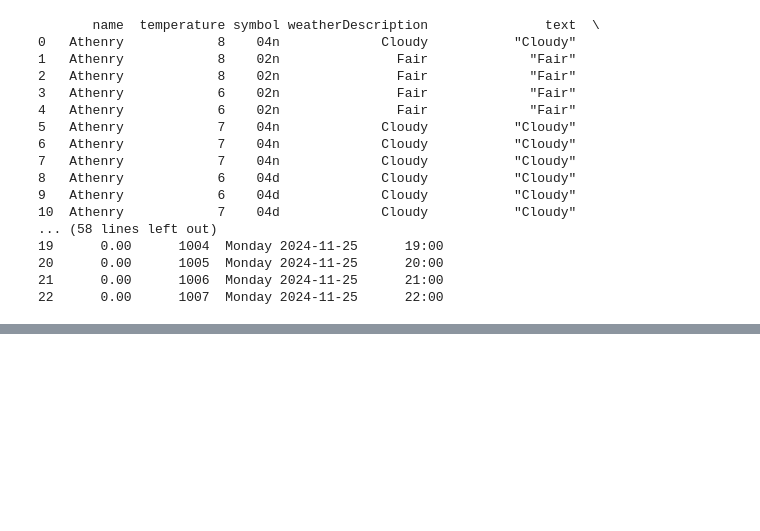
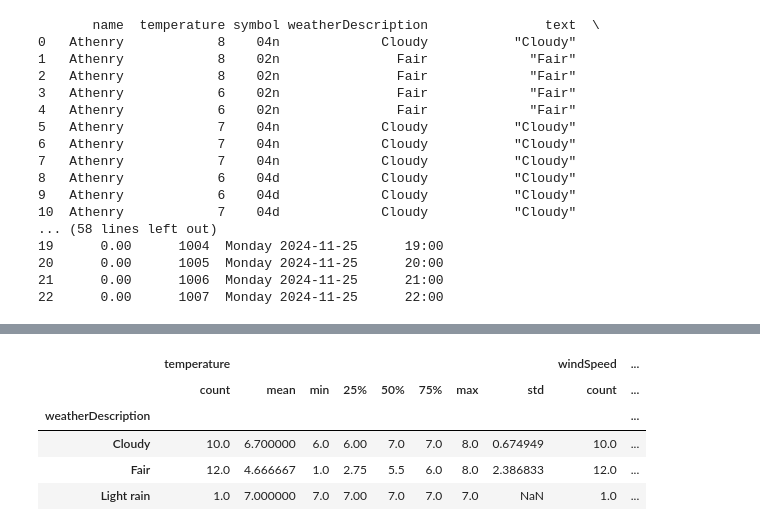
Before and after one commit to FDEgan/computer_infrastructure, a Jupyter notebook: Task_9.ipynb, the cells around one changed output, grey strips where cells are left out. Saved outputs shown, nothing was run; the diff lists cells and outputs as text; code cells hidden in the pictures; blank space fills up the shorter version.

```diff
--- a/Task_9.ipynb
+++ b/Task_9.ipynb
@@ -138,0 +100,12 @@ bar_label(axe_1) # Applying the function to the plot
+# %%
+spec_df_stats = df.groupby('weatherDescription').describe() # Creating a new data frame where the numeric variables are grouped by the species and then describe method run on them to create summary statistics
+pd.set_option('display.max_columns', None) # Setting max number of cloumns to display to be none, so all show
+pd.set_option('display.expand_frame_repr', False) # Setting it so that the output displays the text on a single line.
+spec_df_stats # Calling the data frame
+# %% [output]
+|  | temperature |  |  |  |  |  |  |  | windSpeed | ... |
+|  | count | mean | min | 25% | 50% | 75% | max | std | count | ... |
+| weatherDescription |  |  |  |  |  |  |  |  |  | ... |
+| Cloudy | 10.0 | 6.700000 | 6.0 | 6.00 | 7.0 | 7.0 | 8.0 | 0.674949 | 10.0 | ... |
+| Fair | 12.0 | 4.666667 | 1.0 | 2.75 | 5.5 | 6.0 | 8.0 | 2.386833 | 12.0 | ... |
+| Light rain | 1.0 | 7.000000 | 7.0 | 7.00 | 7.0 | 7.0 | 7.0 | NaN | 1.0 | ... |
```
Also changed, not shown: parts of 12 cells of this notebook.
